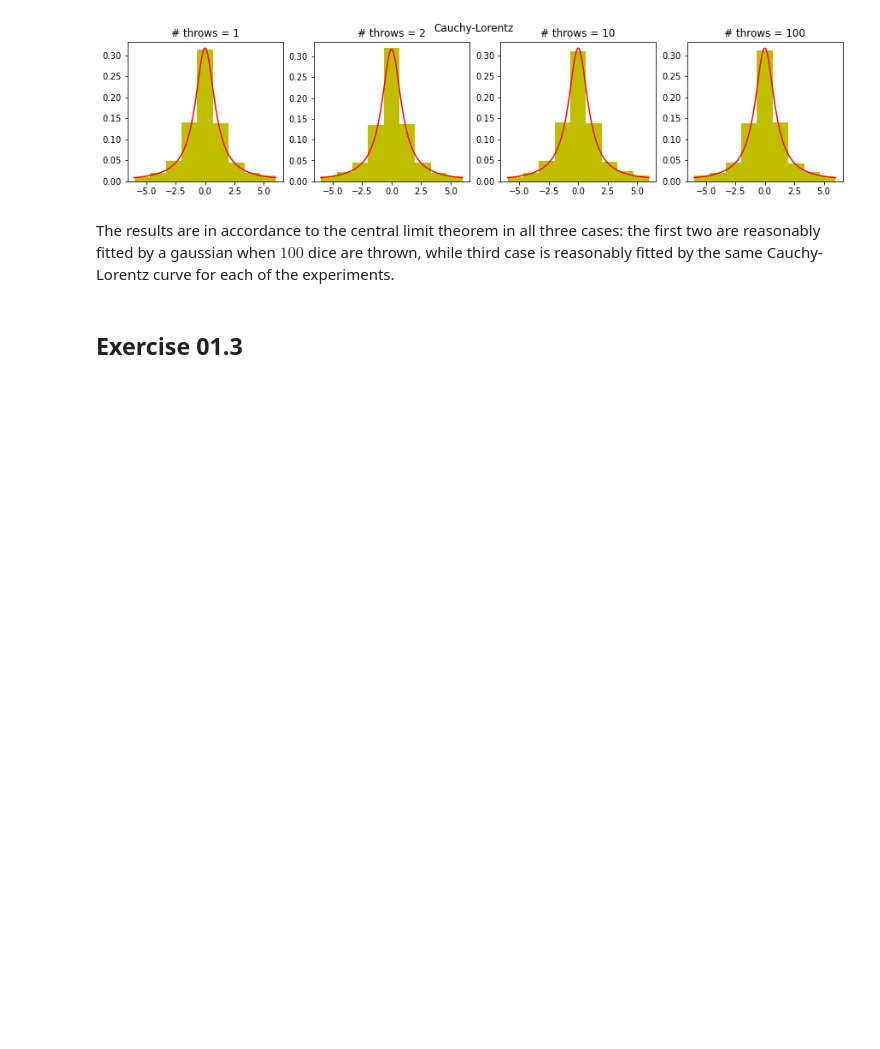
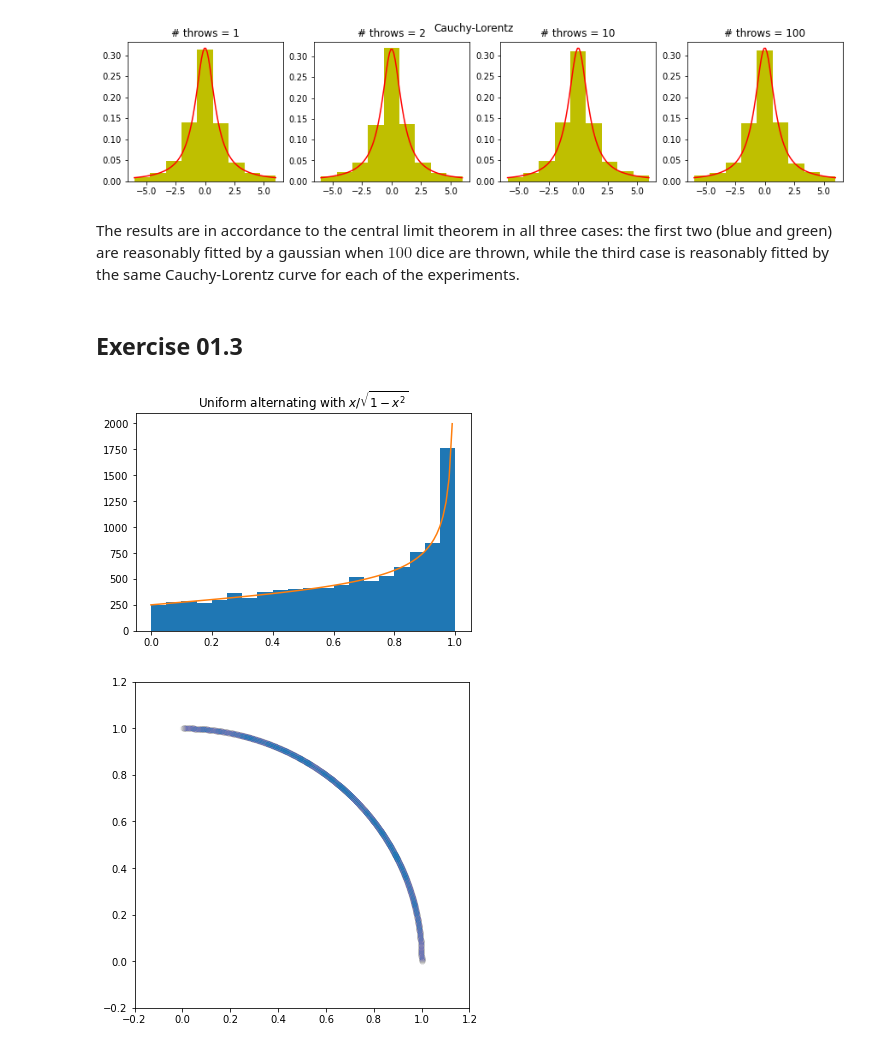
Before and after one commit to stebigoni/numerical-simulation-lab, a Jupyter notebook: Exercise01/Exercise01.ipynb, the cells around one changed output. Cells and saved outputs as stored; diff of their text form; code cells hidden in the pictures; blank space fills up the shorter version.

```diff
--- a/Exercise01/Exercise01.ipynb
+++ b/Exercise01/Exercise01.ipynb
@@ -127,6 +128,23 @@ plt.show()
 [figure]
 [figure]
 # %% [markdown]
-The results are in accordance to the central limit theorem in all three cases: the first two are reasonably fitted by a gaussian when $100$ dice are thrown, while third case is reasonably fitted by the same Cauchy-Lorentz curve for each of the experiments.
+The results are in accordance to the central limit theorem in all three cases: the first two (blue and green) are reasonably fitted by a gaussian when $100$ dice are thrown, while the third case is reasonably fitted by the same Cauchy-Lorentz curve for each of the experiments.
 # %% [markdown]
 ## Exercise 01.3
+# %%
+data = np.loadtxt("circ.dat")
+plt.title("Uniform alternating with $x/\sqrt{1-x^2}$")
+
+x = np.linspace(0,1,100)
+plt.hist(data,bins=20)
+plt.plot(x,250 + 250*x/(1-x**2)**(1/2))
+
+plt.figure(figsize=[6,6])
+plt.scatter(data,np.sqrt(1-data**2),alpha=0.002)
+plt.xlim([-0.2,1.2])
+plt.ylim([-0.2,1.2])
+
+plt.show()
+# %% [output]
+[figure, added]
+[figure, added]
```
Also changed, not shown: parts of 2 cells of this notebook, 16 other files.
